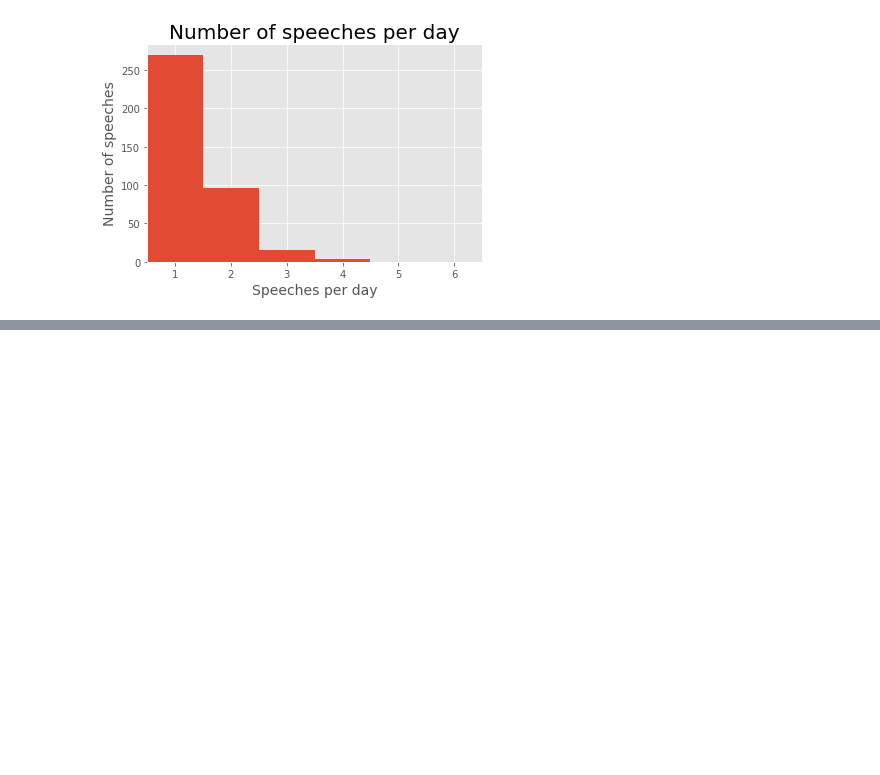
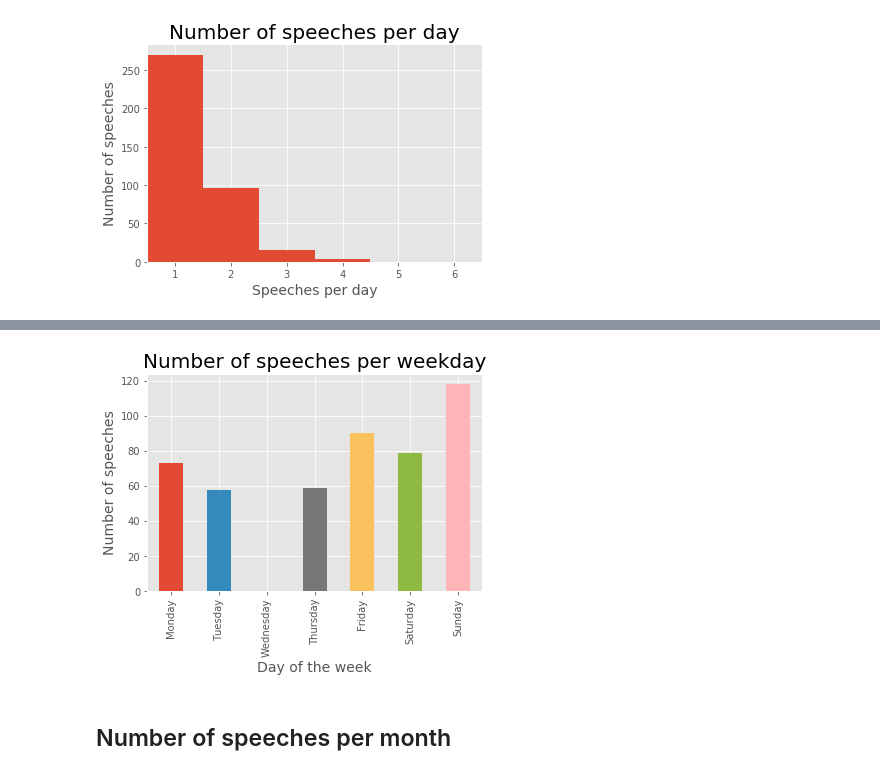
Before and after one commit to katreparitosh/Discourse-Analytics-of-Political-Speech-Transcripts, a Jupyter notebook: Code/Analysis/Analysis.ipynb, the cells around one changed output, grey strips where cells are left out. Cells and saved outputs as stored; diff of their text form; code cells hidden in the pictures; blank space fills up the shorter version.

```diff
--- a/Code/Analysis/Analysis.ipynb
+++ b/Code/Analysis/Analysis.ipynb
@@ -6,9 +6,10 @@ from nltk import word_tokenize
 from nltk.corpus import stopwords
 %matplotlib inline
 import matplotlib.pyplot as plt
-plt.rcParams["figure.figsize"] = [18.0, 8.0]
 import re
 import string
+from pylab import rcParams
+rcParams['figure.figsize'] = 15, 8
 # %%
 speeches = pd.read_pickle('A:\\Data Analysis Jupyter\\Campaign-Analytics\\Code\\Cleaning and Wrangling\\speeches.pkl')
 # %%
@@ -67,0 +71,15 @@ plt.xlabel("Speeches per day", fontdict={'fontsize': 14});
+# %%
+# getting day ofweek with dt method
+speeches['Day'] = speeches['Date'].dt.dayofweek
+
+# dictionary to label
+days = {0:'Monday', 1:'Tuesday', 2:'Wednsday',3:'Thursday',4:'Friday',5:'Saturday',6:'Sunday'}
+
+# function to label corresponing categoricalvariable with name of the weekday
+speeches['Day'] = speeches['Day'].apply(lambda x:days[x])
+# %%
+# ordering the leves of factor variables
+speeches['Day'] = pd.Categorical(speeches['Day'], ['Monday','Tuesday','Wednesday','Thursday','Friday','Saturday','Sunday'])
+# %%
+by_weekday = speeches['Day'].value_counts().sortlevel()
+by_weekday
@@ -67,0 +95,9 @@ plt.xlabel("Speeches per day", fontdict={'fontsize': 14});
+# %%
+by_weekday.plot.bar()
+plt.title("Number of speeches per weekday", fontdict={'fontsize': 20})
+plt.ylabel("Number of speeches", fontdict={'fontsize': 14})
+plt.xlabel("Day of the week", fontdict={'fontsize': 14});
+# %% [output]
+[figure, added]
+# %% [markdown]
+## Number of speeches per month
```
Also changed, not shown: parts of 11 cells of this notebook.
